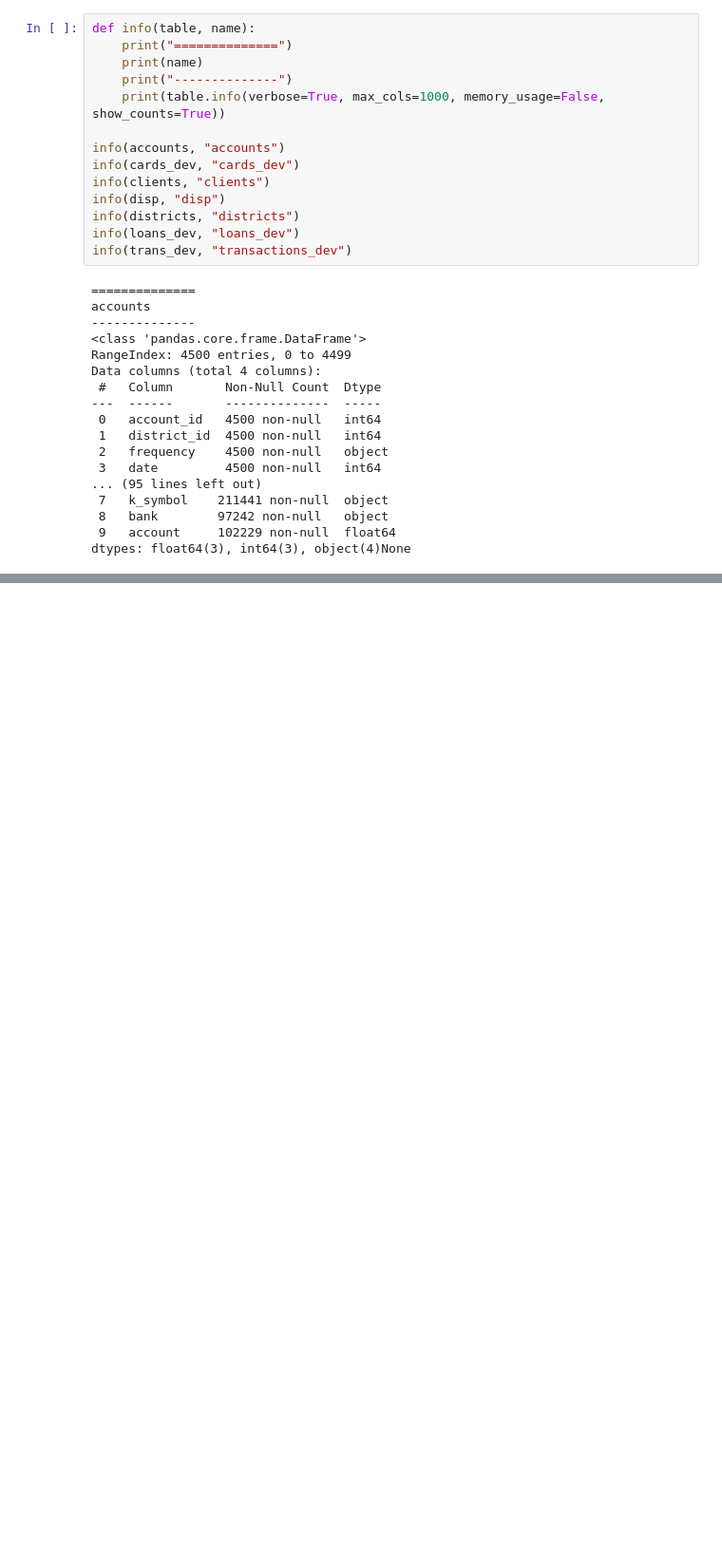
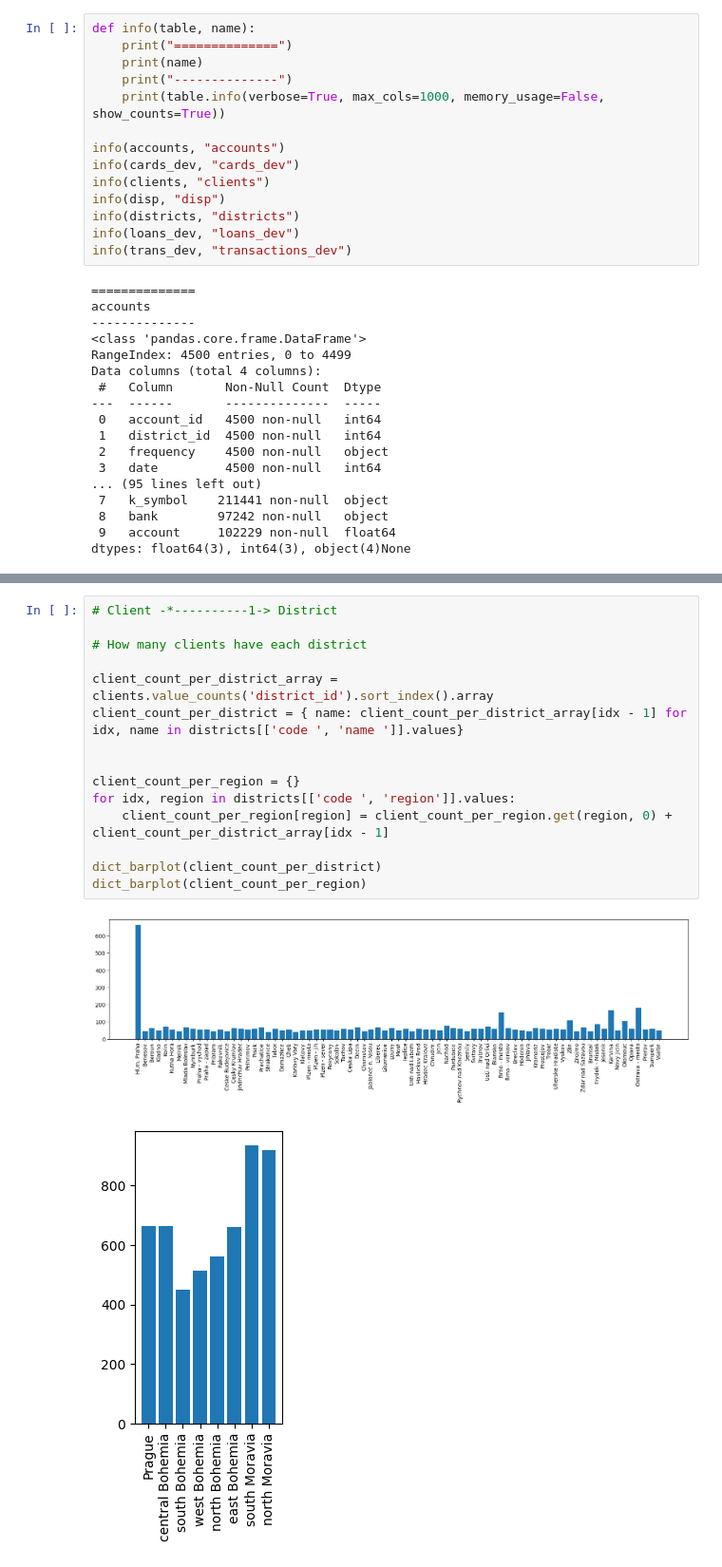
Before and after one commit to biromiro/feup-ac, a Jupyter notebook: main.ipynb, the cells around one changed output, grey strips where cells are left out. Shown: that part at 95% size. Saved outputs shown, nothing was run; the diff lists cells and outputs as text; blank space fills up the shorter version.

```diff
--- a/main.ipynb
+++ b/main.ipynb
@@ -212,0 +249,18 @@ loans_dev : 328/682 objects
+# %%
+# Client -*----------1-> District
+
+# How many clients have each district
+
+client_count_per_district_array = clients.value_counts('district_id').sort_index().array
+client_count_per_district = { name: client_count_per_district_array[idx - 1] for idx, name in districts[['code ', 'name ']].values}
+
+
+client_count_per_region = {}
+for idx, region in districts[['code ', 'region']].values:
+    client_count_per_region[region] = client_count_per_region.get(region, 0) + client_count_per_district_array[idx - 1]
+
+dict_barplot(client_count_per_district)
+dict_barplot(client_count_per_region)
+# %% [output]
+[figure, added]
+[figure, added]
```
Also changed, not shown: parts of 15 cells of this notebook, 1 other file.
